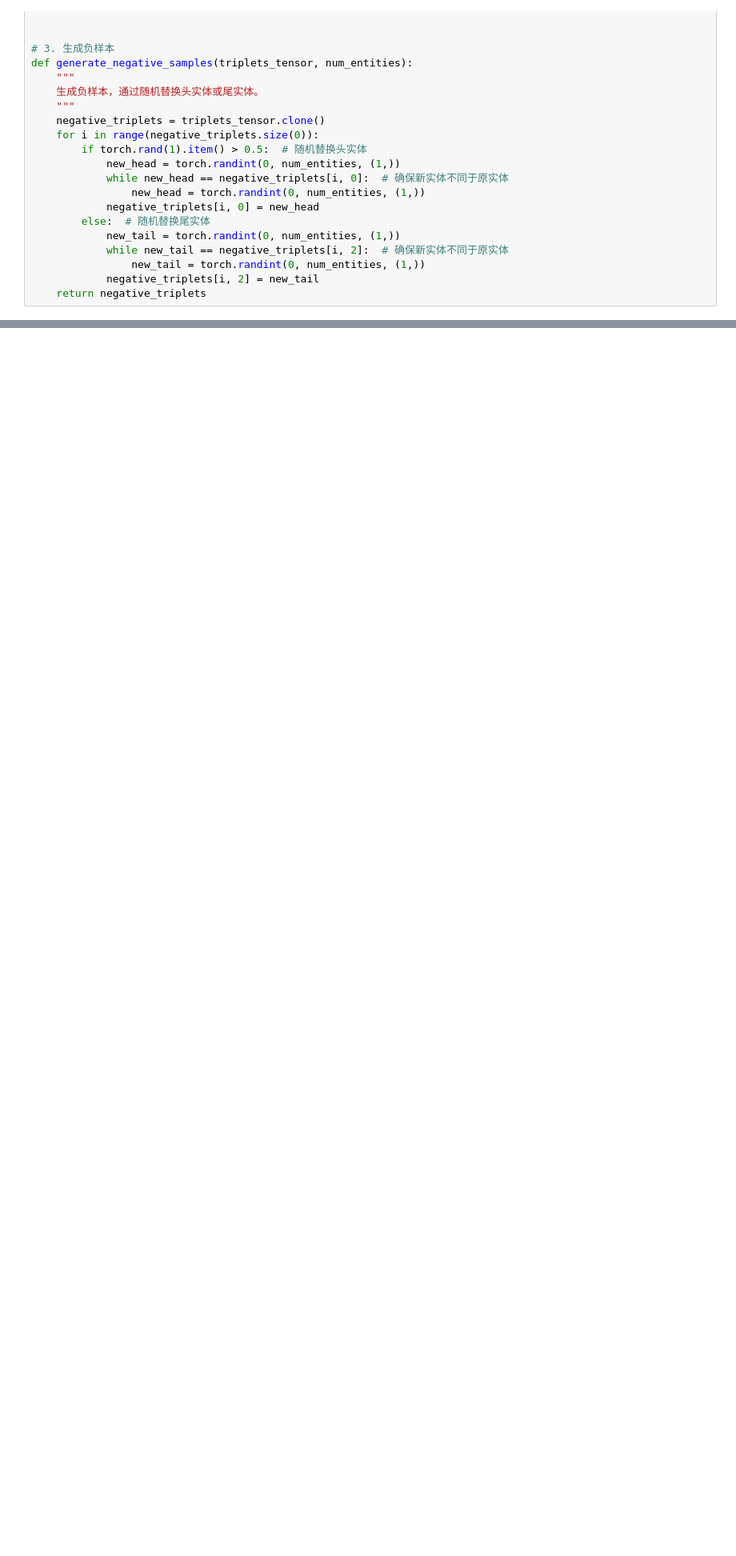
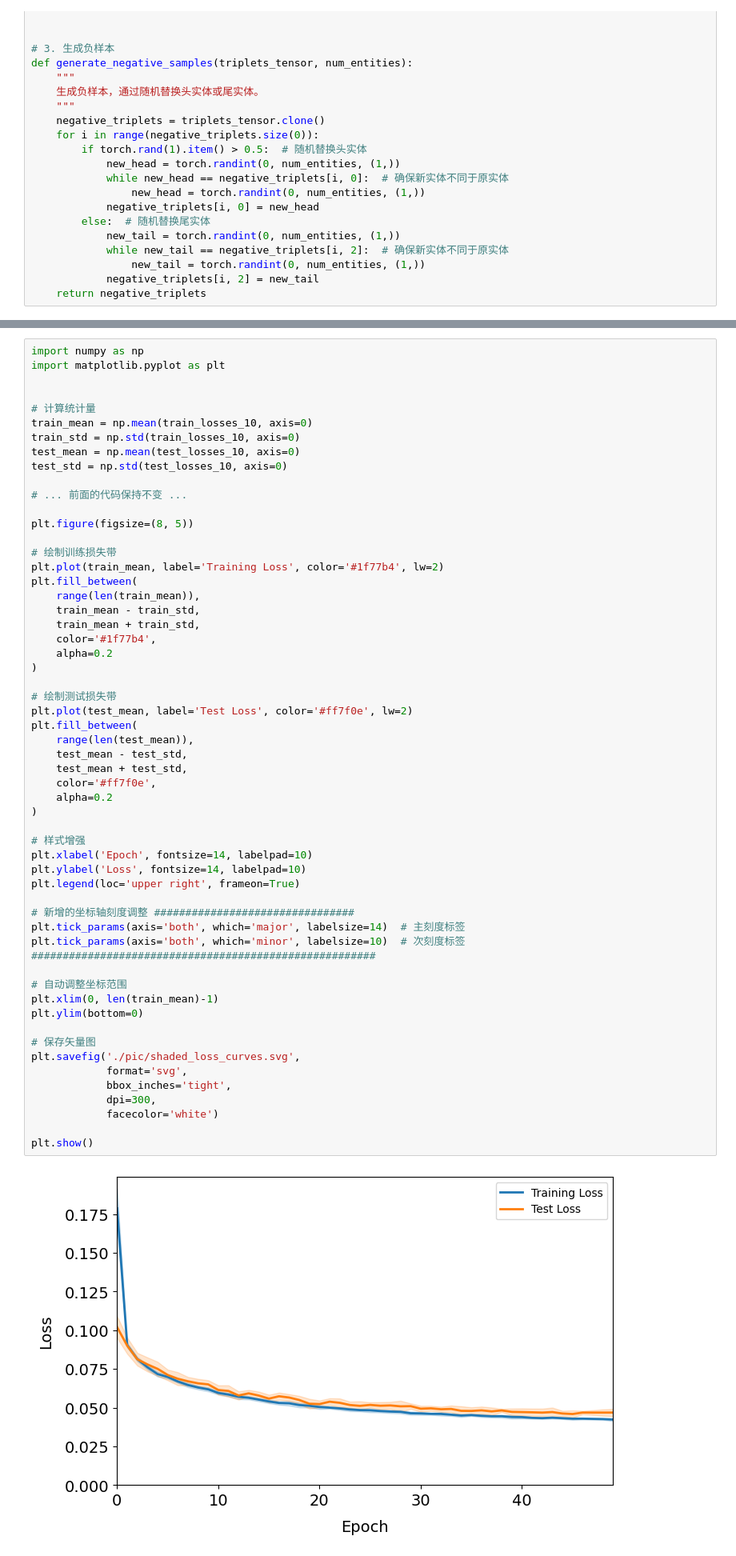
Before and after one commit to hejinhua1/Wind-Power-Forecast, a Jupyter notebook: data/typhoon_data_process.ipynb, the cells around one changed output, grey strips where cells are left out. Shown at 80% size. Cells and saved outputs as stored; diff of their text form; blank space fills up the shorter version.

```diff
--- a/data/typhoon_data_process.ipynb
+++ b/data/typhoon_data_process.ipynb
@@ -303,3 +426,62 @@ Early stopping triggered.
+# %%
+import numpy as np
+import matplotlib.pyplot as plt
+
+
+# 计算统计量
+train_mean = np.mean(train_losses_10, axis=0)
+train_std = np.std(train_losses_10, axis=0)
+test_mean = np.mean(test_losses_10, axis=0)
+test_std = np.std(test_losses_10, axis=0)
+
+# ... 前面的代码保持不变 ...
+
+plt.figure(figsize=(8, 5))
+
+# 绘制训练损失带
+plt.plot(train_mean, label='Training Loss', color='#1f77b4', lw=2)
+plt.fill_between(
+    range(len(train_mean)),
+    train_mean - train_std,
+    train_mean + train_std,
+    color='#1f77b4',
+    alpha=0.2
+)
+
+# 绘制测试损失带
+plt.plot(test_mean, label='Test Loss', color='#ff7f0e', lw=2)
+plt.fill_between(
+    range(len(test_mean)),
+    test_mean - test_std,
+    test_mean + test_std,
+    color='#ff7f0e',
+    alpha=0.2
+)
+
+# 样式增强
+plt.xlabel('Epoch', fontsize=14, labelpad=10)
+plt.ylabel('Loss', fontsize=14, labelpad=10)
+plt.legend(loc='upper right', frameon=True)
+
+# 新增的坐标轴刻度调整 ################################
+plt.tick_params(axis='both', which='major', labelsize=14)  # 主刻度标签
+plt.tick_params(axis='both', which='minor', labelsize=10)  # 次刻度标签
+#######################################################
+
+# 自动调整坐标范围
+plt.xlim(0, len(train_mean)-1)
+plt.ylim(bottom=0)
+
+# 保存矢量图
+plt.savefig('./pic/shaded_loss_curves.svg',
+            format='svg',
+            bbox_inches='tight',
+            dpi=300,
+            facecolor='white')
+
+plt.show()
+# %% [output]
+[figure, added]
 # %%
 # 保存映射
 import pickle
```
Also changed, not shown: parts of 8 cells of this notebook, 7 other files.
